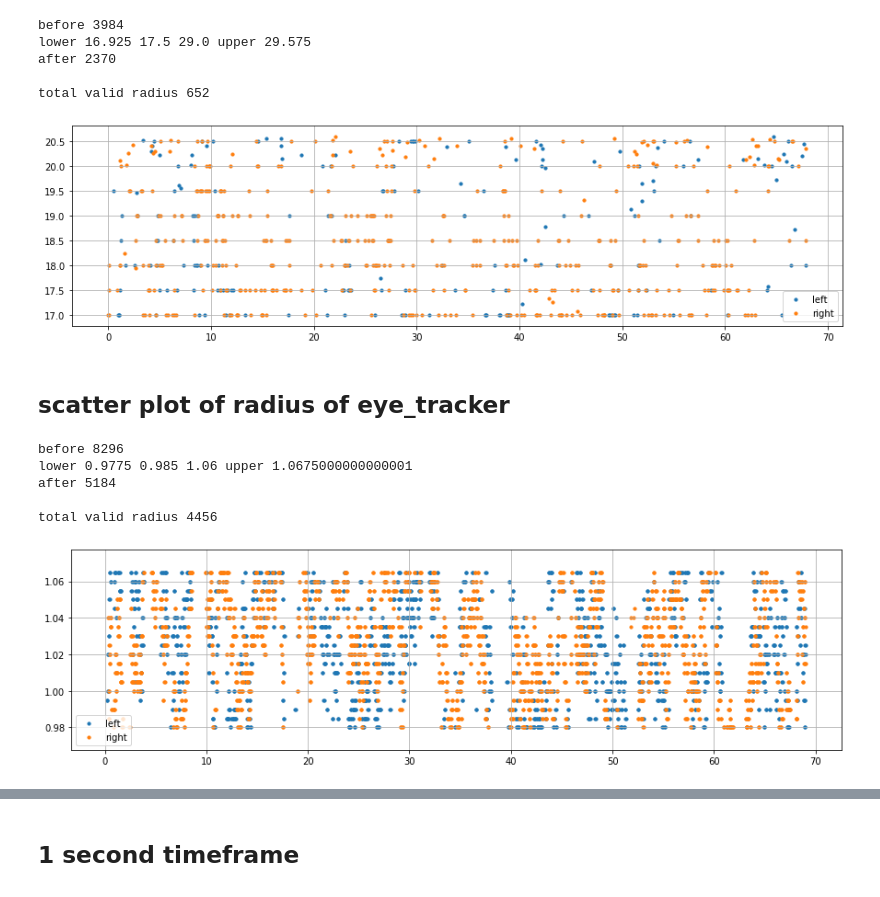
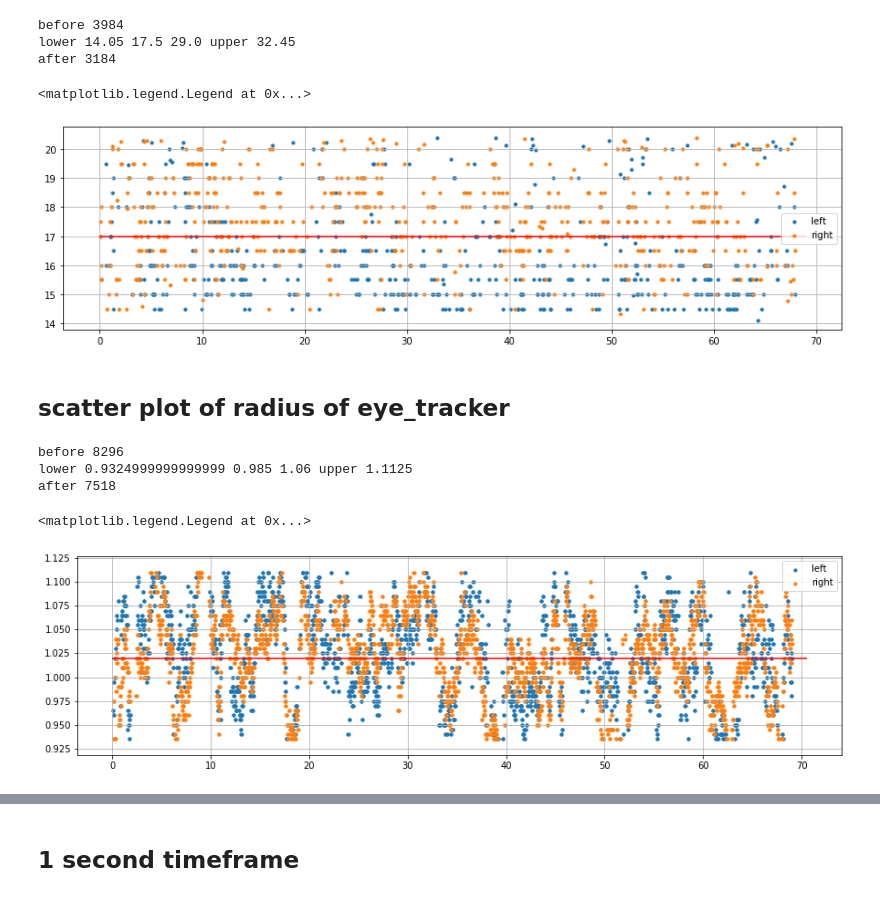
Before and after one commit to kkkkk2017/pupil_data_analysis, a Jupyter notebook: analysis_tobii_opencv_sun.ipynb, the cells around one changed output, grey strips where cells are left out. Saved outputs shown, nothing was run; the diff lists cells and outputs as text; code cells hidden in the pictures.

```diff
--- a/analysis_tobii_opencv_sun.ipynb
+++ b/analysis_tobii_opencv_sun.ipynb
@@ -78,11 +68,10 @@ def eliminate_outliers(values, bias = 0.5):
     return result
 # %%
 #remove by radius
-baseline = 17
 values = np.concatenate( [list(df['left_r']), list(df['right_r'])] )
 sep = len(df['left_r'])
 
-values = eliminate_outliers(values, 0.05)
+values = eliminate_outliers(values, 0.3)
 df['left_r'] = values[:sep]
 df['right_r'] = values[sep:]
 
@@ -93,19 +82,30 @@ df['right_r'] = values[sep:]
 # values = eliminate_outliers(values)
 # df['left_x'] = values[:sep]
 # df['right_x'] = values[sep:]
-
+baseline = 17
 left_r = []
 right_r = []
 for i, r in df.iterrows():
-    if abs(r['left_r'] - baseline) > 3.6:
+    if abs(r['left_r'] - baseline) > 3.4:
         left_r.append(np.nan)
     else:
         left_r.append(r['left_r'])
 
-    if abs(r['right_r'] - baseline) > 3.6:
+    if abs(r['right_r'] - baseline) > 3.4:
         right_r.append(np.nan)
     else:
         right_r.append(r['right_r'])
+
+# for i, r in df.iterrows():
+#     if np.isnan(r['left_x']):
+#         left_r.append(np.nan)
+#     else:
+#         left_r.append(r['left_r'])
+
+#     if np.isnan(r['right_x']):
+#         right_r.append(np.nan)
+#     else:
+#         right_r.append(r['right_r'])
 
 df['left_r'] = left_r
 df['right_r'] = right_r
@@ -114,58 +114,57 @@ df['right_r'] = right_r
 fig, ax = plt.subplots(figsize=(15, 4))
 ax.scatter(x=list(df.index), y=df['left_r'], s=10, label='left')
 ax.scatter(x=list(df.index), y=df['right_r'], s=10, label='right')
+ax.hlines(y=baseline, xmin=0, xmax=list(df.index)[-1]+1, color='red')
 ax.grid()
 ax.legend(loc='best')
 
-print('total valid radius', len([i for i in left_r if not np.isnan(i)]) + len([i for i in right_r if not np.isnan(i)]))
+# print('total valid radius', len([i for i in left_r if not np.isnan(i)]) + len([i for i in right_r if not np.isnan(i)]))
 # %% [output]
 before 3984
-lower 16.925 17.5 29.0 upper 29.575
-after 2370
-
-total valid radius 652
+lower 14.05 17.5 29.0 upper 32.45
+after 3184
+<matplotlib.legend.Legend at 0x...>
-[figure, old version]
+[figure, new version]
 # %% [markdown]
 ## scatter plot of radius of eye_tracker
 # %%
-t_baseline = 0.98
 values = np.concatenate( [list(tdf['left_r']), list(tdf['right_r'])] )
 sep = len(tdf['left_r'])
 
-values = eliminate_outliers(values, 0.1)
+values = eliminate_outliers(values, 0.7)
 tdf['left_r'] = values[:sep]
 tdf['right_r'] = values[sep:]
 
+t_baseline = 1.02
 left_r = []
 right_r = []
 for i, r in tdf.iterrows():
-    if abs(r['left_r'] - t_baseline) > 0.2:
+    if abs(r['left_r'] - t_baseline) > 0.23:
         left_r.append(np.nan)
     else:
         left_r.append(r['left_r'])
 
-    if abs(r['right_r'] - t_baseline) > 0.2:
+    if abs(r['right_r'] - t_baseline) > 0.23:
         right_r.append(np.nan)
     else:
         right_r.append(r['right_r'])
 
 tdf['left_r'] = left_r
 tdf['right_r'] = right_r
 
 #plot left and right
 fig, ax = plt.subplots(figsize=(15, 4))
 ax.scatter(x=list(tdf.index), y=tdf['left_r'], s=10, label='left')
 ax.scatter(x=list(tdf.index), y=tdf['right_r'], s=10, label='right')
+ax.hlines(y=t_baseline, xmin=0, xmax=list(tdf.index)[-1]+1, color='red')
 ax.grid()
 ax.legend(loc='best')
-print('total valid radius', len([i for i in left_r if not np.isnan(i)]) + len([i for i in right_r if not np.isnan(i)]))
 # %% [output]
 before 8296
-lower 0.9775 0.985 1.06 upper 1.0675000000000001
-after 5184
-
-total valid radius 4456
+lower 0.9324999999999999 0.985 1.06 upper 1.1125
+after 7518
+<matplotlib.legend.Legend at 0x...>
-[figure, old version]
+[figure, new version]
 # %%
 #merge left and right
 def merge_both_side(df):
```
Also changed, not shown: parts of 24 cells of this notebook, 1 other file.
